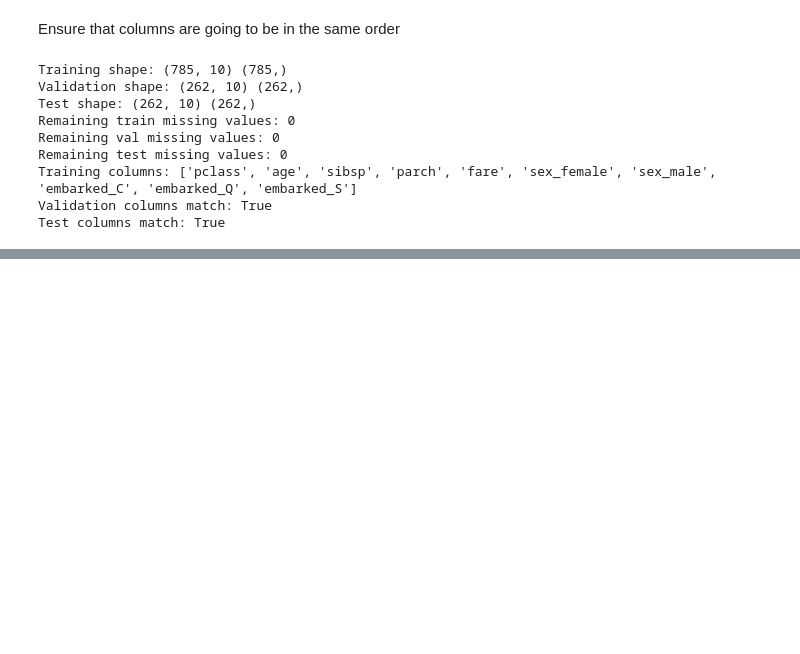
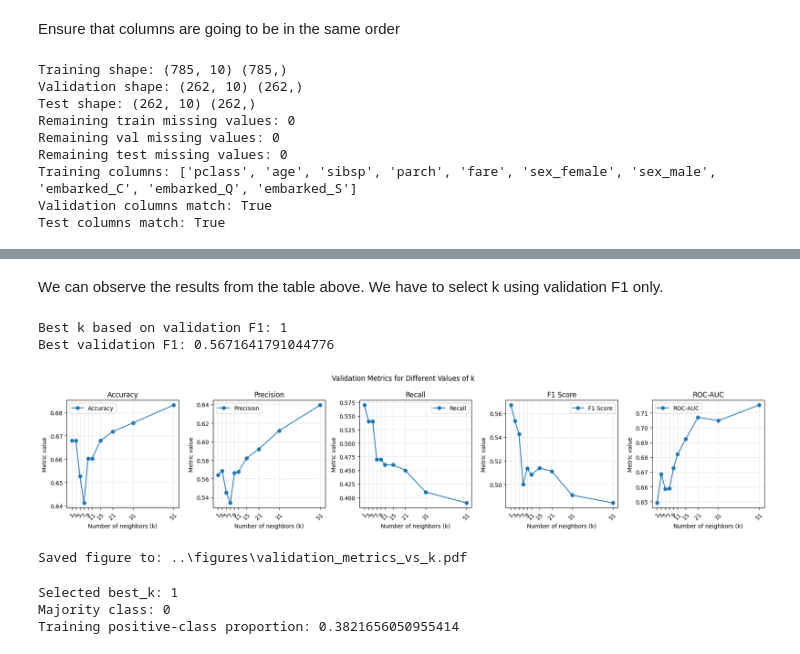
Before and after one commit to Emil-Jafarov-06/KNN-from-scratch, a Jupyter notebook: notebooks/02_evaluation.ipynb, the cells around one changed output, grey strips where cells are left out. Cells and saved outputs as stored; diff of their text form; code cells hidden in the pictures; blank space fills up the shorter version.

```diff
--- a/notebooks/02_evaluation.ipynb
+++ b/notebooks/02_evaluation.ipynb
@@ -178,0 +186,7 @@ Test columns match: True
+# %%
+from src.knn import KNN
+from src.metrics import accuracy, precision, recall, f1_score, roc_auc
+
+k_values = [1, 3, 5, 7, 9, 11, 15, 21, 31, 51]
+validation_results = []
+print("Training classes:", np.unique(y_train))
@@ -178,0 +217,3 @@ Test columns match: True
+# %%
+validation_results_df = pd.DataFrame(validation_results)
+validation_results_df
@@ -178,0 +232,53 @@ Test columns match: True
+# %% [markdown]
+We can observe the results from the table above.
+We have to select k using validation F1 only.
+# %%
+best_row_index = validation_results_df["f1"].idxmax()
+best_k = int(validation_results_df.loc[best_row_index, "k"])
+
+print("Best k based on validation F1:", best_k)
+print("Best validation F1:", validation_results_df.loc[best_row_index, "f1"])
+# %% [output]
+Best k based on validation F1: 1
+Best validation F1: 0.5671641791044776
+# %%
+from pathlib import Path
+
+metric_columns = ["accuracy", "precision", "recall", "f1", "roc_auc"]
+metric_titles = ["Accuracy", "Precision", "Recall", "F1 Score", "ROC-AUC"]
+
+# Create one panel for each required validation metric.
+fig, axes = plt.subplots(1, 5, figsize=(18, 4))
+
+for ax, metric, title in zip(axes, metric_columns, metric_titles):
+    ax.plot(
+        validation_results_df["k"],
+        validation_results_df[metric],
+        marker="o",
+        label=title,
+    )
+
+    ax.set_title(title)
+    ax.set_xlabel("Number of neighbors (k)")
+    ax.set_ylabel("Metric value")
+    ax.set_xticks(k_values)
+    ax.tick_params(axis="x", rotation=45)
+    ax.grid(alpha=0.3)
+    ax.legend()
+
+fig.suptitle("Validation Metrics for Different Values of k")
+fig.tight_layout()
+
+figures_dir = Path("../figures")
+figures_dir.mkdir(exist_ok=True)
+
+# Save the figure as a PDF so it can be referenced in the final report.
+figure_path = figures_dir / "validation_metrics_vs_k.pdf"
+fig.savefig(figure_path, dpi=300, bbox_inches="tight")
+
+plt.show()
+
+print("Saved figure to:", figure_path)
+# %% [output]
+[figure, added]
+Saved figure to: ..\figures\validation_metrics_vs_k.pdf
@@ -178,0 +318,8 @@ Test columns match: True
+# %%
+print("Selected best_k:", best_k)
+print("Majority class:", majority_class)
+print("Training positive-class proportion:", positive_class_probability)
+# %% [output]
+Selected best_k: 1
+Majority class: 0
+Training positive-class proportion: 0.3821656050955414
```
Also changed, not shown: parts of 16 cells of this notebook, 1 other file.
